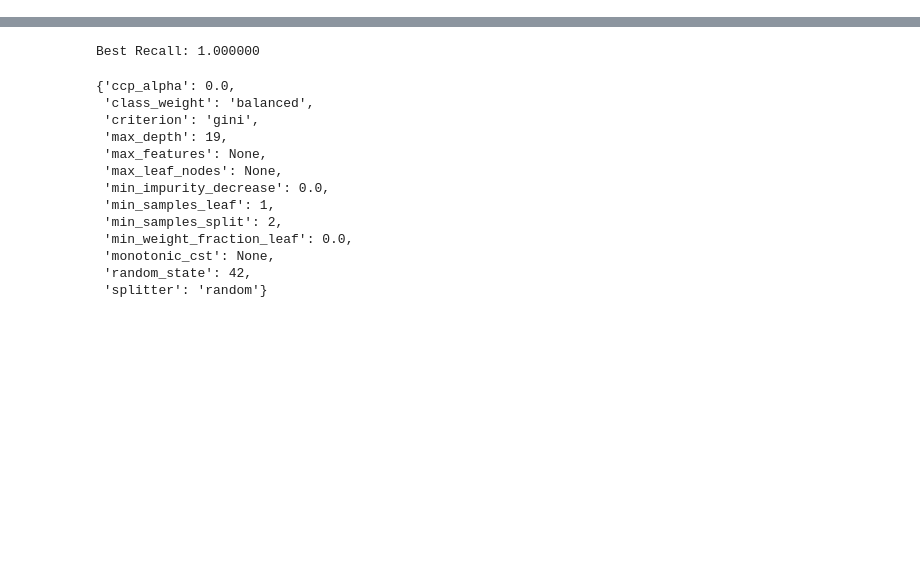
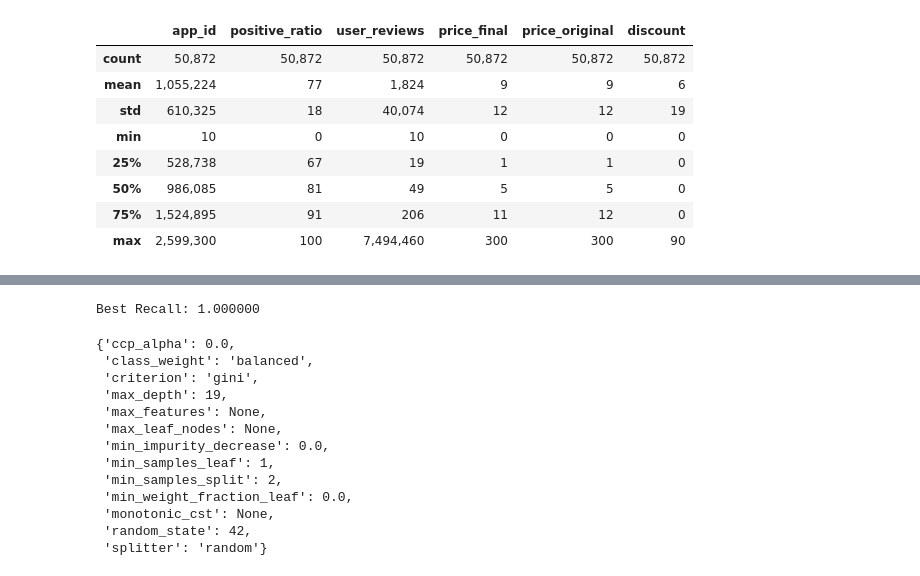
Before and after one commit to swatt45/Capstone, a Jupyter notebook: EDA.ipynb, the cells around one changed output, grey strips where cells are left out. Drawn from its saved outputs; the diff is of its cells as text; code cells hidden in the pictures; blank space fills up the shorter version.

```diff
--- a/EDA.ipynb
+++ b/EDA.ipynb
@@ -10,0 +51,2 @@ from matplotlib import pyplot as plt
+# %%
+dfgame = pd.read_csv("games.csv")
@@ -10,0 +76,12 @@ from matplotlib import pyplot as plt
+# %%
+dfgame.describe()
+# %% [output]
+|  | app_id | positive_ratio | user_reviews | price_final | price_original | discount |
+| count | 50,872 | 50,872 | 50,872 | 50,872 | 50,872 | 50,872 |
+| mean | 1,055,224 | 77 | 1,824 | 9 | 9 | 6 |
+| std | 610,325 | 18 | 40,074 | 12 | 12 | 19 |
+| min | 10 | 0 | 10 | 0 | 0 | 0 |
+| 25% | 528,738 | 67 | 19 | 1 | 1 | 0 |
+| 50% | 986,085 | 81 | 49 | 5 | 5 | 0 |
+| 75% | 1,524,895 | 91 | 206 | 11 | 12 | 0 |
+| max | 2,599,300 | 100 | 7,494,460 | 300 | 300 | 90 |
```
Also changed, not shown: parts of 18 cells of this notebook.
